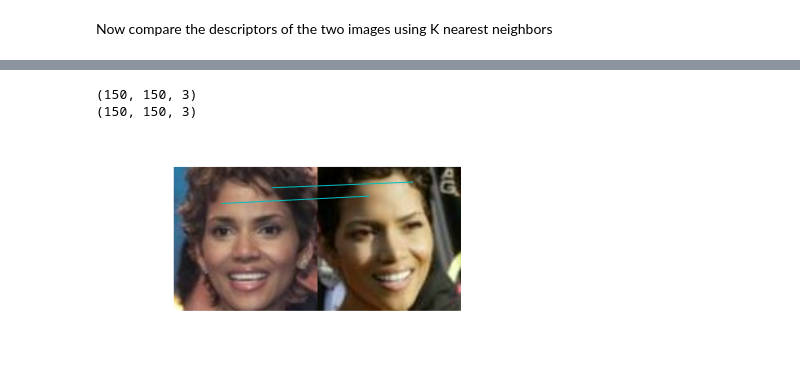
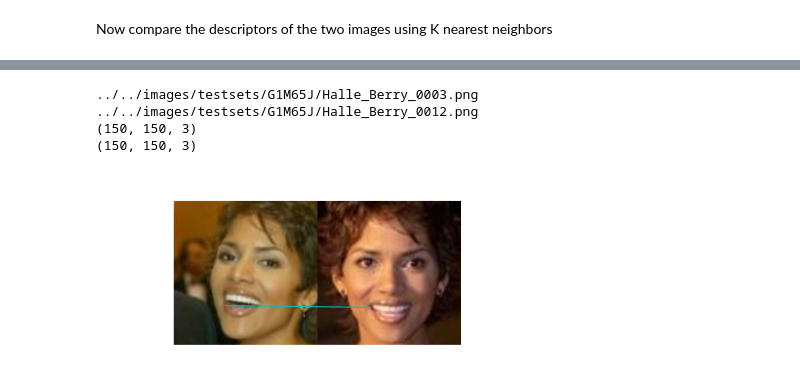
Before and after one commit to arnfred/Mirror-Match, a Jupyter notebook: code/descriptors/OpenCV-Surf.ipynb, the cells around one changed output, grey strips where cells are left out. Saved outputs shown, nothing was run; the diff lists cells and outputs as text; code cells hidden in the pictures.

```diff
--- a/code/descriptors/OpenCV-Surf.ipynb
+++ b/code/descriptors/OpenCV-Surf.ipynb
@@ -35,13 +42,16 @@ imshow(cv2.cvtColor(im1, cv2.COLOR_BGR2RGB))
 Find keypoints and their corresponding descriptors in the two random images
 # %%
 # Get SURF feature detector and extractor
-surf = cv2.SURF() # cv2.SURF([hessianThreshold[, nOctaves[, nOctaveLayers[, extended[, upright]]]]])
+surf = cv2.SURF(200) # cv2.SURF([hessianThreshold[, nOctaves[, nOctaveLayers[, extended[, upright]]]]])
 extractor = cv2.DescriptorExtractor_create("SURF")
-
+print(type(surf))
 
 # Try to find keypoints in both images
-keypoints_im1 = surf.detect(cv2.cvtColor(im1, cv2.COLOR_BGR2GRAY))
-keypoints_im2 = surf.detect(cv2.cvtColor(im2, cv2.COLOR_BGR2GRAY))
+keypoints_im1 = surf.detect(cv2.cvtColor(im1, cv2.COLOR_BGR2LUV)[:,:,0])
+keypoints_im2 = surf.detect(cv2.cvtColor(im2, cv2.COLOR_BGR2LUV)[:,:,0])
+
+print(len(keypoints_im1))
+print(len(keypoints_im2))
 
 (keypoints_im1, descriptors_im1) = extractor.compute(im1, keypoints_im1)
 (keypoints_im2, descriptors_im2) = extractor.compute(im2, keypoints_im2)
@@ -83,18 +89,21 @@ imshow(im1_L)
 # %%
 from lib import sift
 
 # Get a list of keypoint positions
 def getPositions(keypoints) :
     pos = zeros([len(keypoints), 2])
     for i in range(len(keypoints)) :
         pos[i][0] = keypoints[i].pt[0]
         pos[i][1] = keypoints[i].pt[1]
     return pos
 
-
-matchscores = sift.match(descriptors_im1, descriptors_im2)
+print(m1)
+print(m2)
+matchscores = sift.match(descriptors_im1, descriptors_im2, 0.65)
 sift.plot_matches(imread(m1), imread(m2),getPositions(keypoints_im1), getPositions(keypoints_im2), matchscores)
 # %% [output]
+../../images/testsets/G1M65J/Halle_Berry_0003.png
+../../images/testsets/G1M65J/Halle_Berry_0012.png
 (150, 150, 3)
 (150, 150, 3)
-[figure, old version]
+[figure, new version]
```
Also changed, not shown: parts of 10 cells of this notebook, 3 other files.
